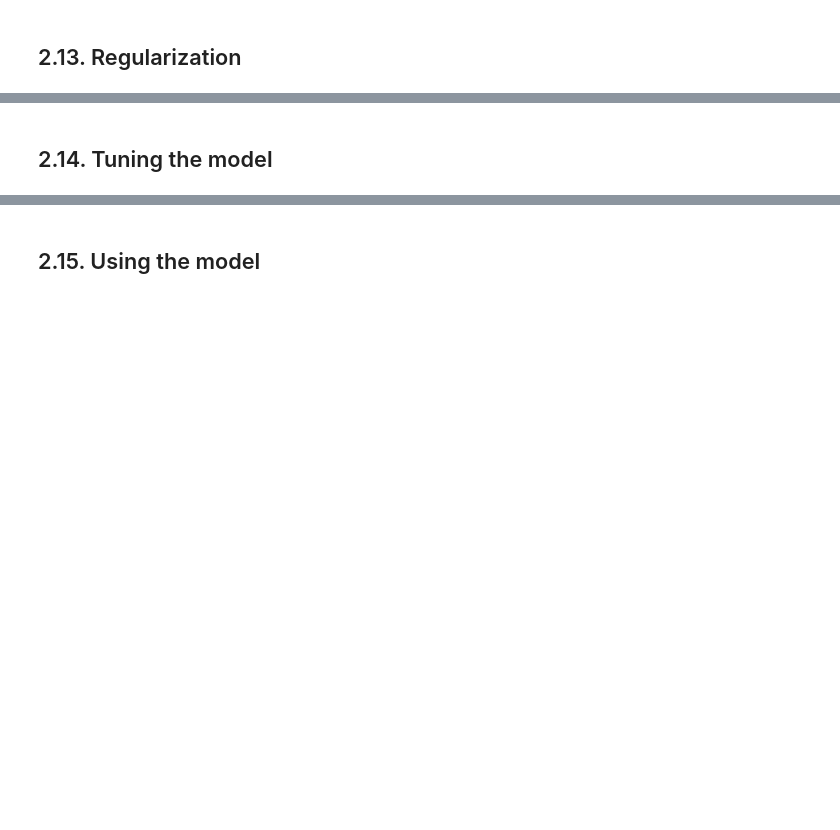
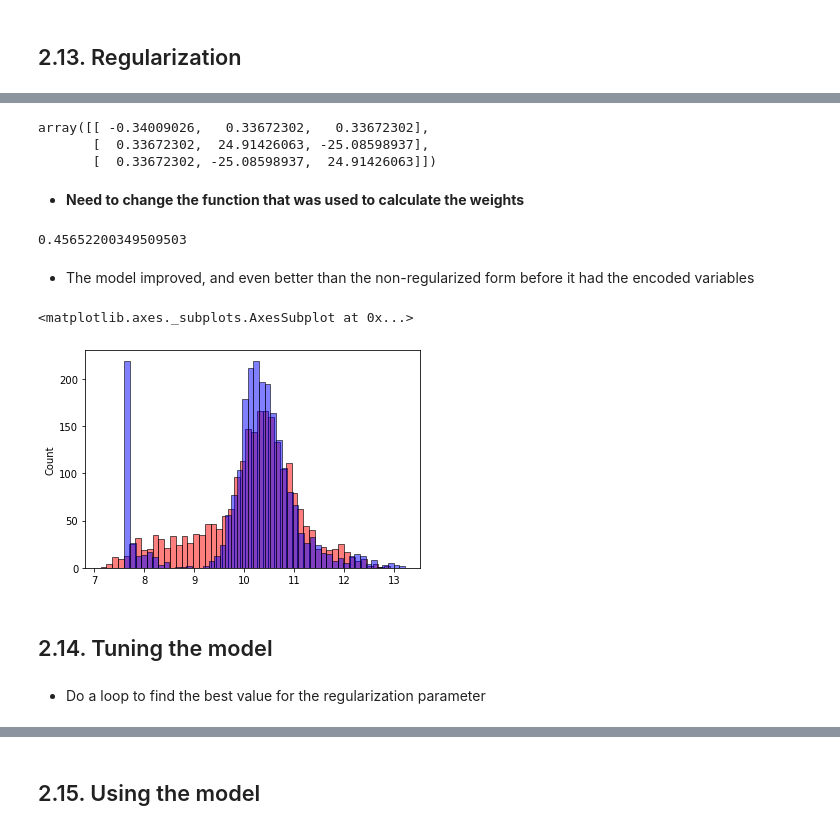
Before and after one commit to filipebodas/ml_zoomcamp, a Jupyter notebook: 02_regression/regression_car_price_project.ipynb, the cells around one changed output, grey strips where cells are left out. Saved outputs shown, nothing was run; the diff lists cells and outputs as text; code cells hidden in the pictures; blank space fills up the shorter version.

```diff
--- a/02_regression/regression_car_price_project.ipynb
+++ b/02_regression/regression_car_price_project.ipynb
@@ -462,0 +1269,9 @@ array([237992.82334859, 768348.51018973, 222347.22211011])
+# %%
+XTX = [
+    [1.01, 2, 2],
+    [2, 1.01, 1.0000001],
+    [2, 1.0000001, 1.01]
+]
+
+XTX = np.array(XTX)
+np.linalg.inv(XTX)
@@ -462,0 +1286,3 @@ array([237992.82334859, 768348.51018973, 222347.22211011])
+# %%
+XTX = XTX + (0.01 * np.eye(3))
+XTX
@@ -463,2 +1295,42 @@ array([237992.82334859, 768348.51018973, 222347.22211011])
+# %%
+np.linalg.inv(XTX)
+# %% [output]
+array([[ -0.34009026,   0.33672302,   0.33672302],
+       [  0.33672302,  24.91426063, -25.08598937],
+       [  0.33672302, -25.08598937,  24.91426063]])
+# %% [markdown]
+- **Need to change the function that was used to calculate the weights**
+# %%
+def train_linear_regression_reg(X, y, r = 0.001):
+    ones = np.ones(X.shape[0])
+    X = np.column_stack([ones, X])
+
+    XTX = X.T.dot(X)
+    XTX = XTX + (r * np.eye(XTX.shape[0]))
+
+    XTX_inv = np.linalg.inv(XTX)
+    w_full = XTX_inv.dot(X.T).dot(y)
+
+    return w_full[0], w_full[1:]
+# %%
+X_train = prepare_X(df_train)
+w0, w = train_linear_regression_reg(X_train, y_train, r = 0.01)
+
+X_val = prepare_X(df_val)
+y_pred = w0 + X_val.dot(w)
+
+rmse(y_val, y_pred)
+# %% [output]
+0.45652200349509503
+# %% [markdown]
+- The model improved, and even better than the non-regularized form before it had the encoded variables
+# %%
+sns.histplot(y_pred, color = 'red', alpha = 0.5, bins = 50)
+sns.histplot(y_val, color = 'blue', alpha = 0.5, bins = 50)
+# %% [output]
+<matplotlib.axes._subplots.AxesSubplot at 0x...>
+[figure, added]
 # %% [markdown]
 ## 2.14. Tuning the model
+# %% [markdown]
+- Do a loop to find the best value for the regularization parameter
```
Also changed, not shown: parts of 155 cells of this notebook.
